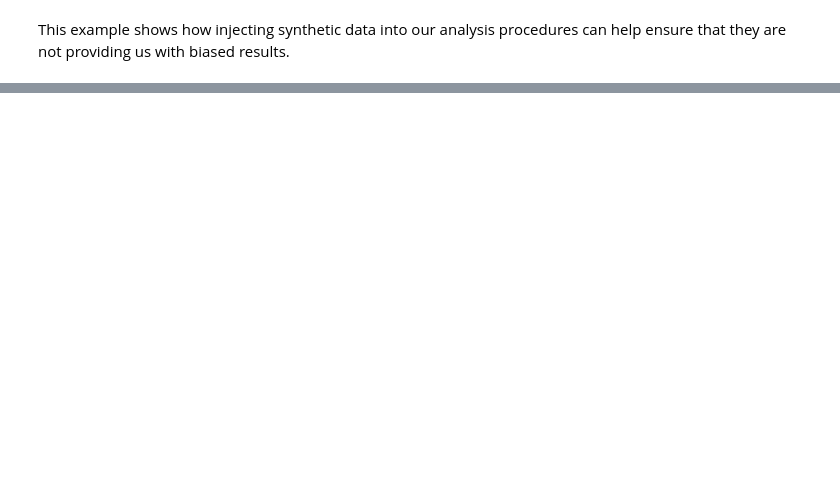
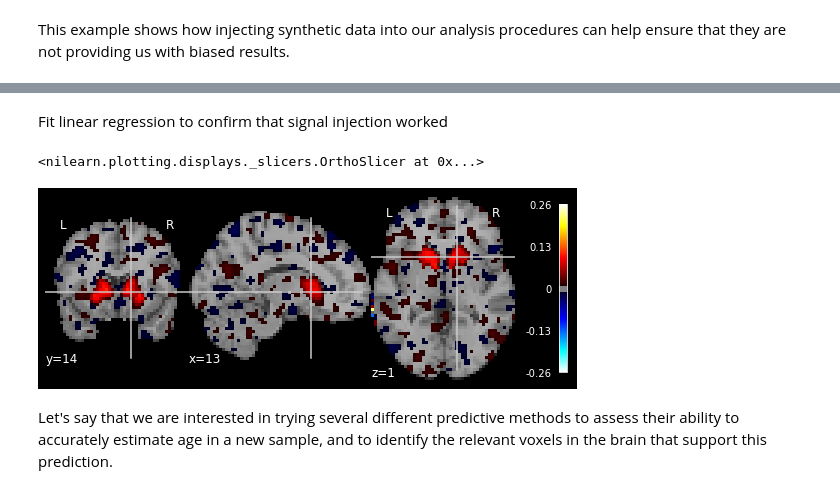
Before and after one commit to poldrack/reproducible-coding-workshop, a Jupyter notebook: notebooks/AnalyticValidation.ipynb, the cells around one changed output, grey strips where cells are left out. Saved outputs shown, nothing was run; the diff lists cells and outputs as text; code cells hidden in the pictures; blank space fills up the shorter version.

```diff
--- a/notebooks/AnalyticValidation.ipynb
+++ b/notebooks/AnalyticValidation.ipynb
@@ -137,0 +169,25 @@ In the previous example we tested whether our procedure effectively controls for
+# %%
+def generate_synthetic_age_data(beta=10):
+    synimg, masker = generate_noise_img(mnimask)
+    syndata = masker.transform(synimg)
+    roidata = np.repeat(masker.transform(roi_img), syndata.shape[0], 0)
+
+    age = rng.normal(loc=40, scale=10, size=syndata.shape[0])
+    agedata = np.repeat(age[:, np.newaxis], roidata.shape[1], 1)
+
+    return syndata + roidata * agedata * beta, age
+
+simdata, age = generate_synthetic_age_data(beta=20)
+# %% [markdown]
+Fit linear regression to confirm that signal injection worked
+# %%
+lr = LinearRegression()
+_ = lr.fit(simdata, age)
+coef_img = masker.inverse_transform(lr.coef_)
+cut_coords = [13, 14, 1]
+nilearn.plotting.plot_stat_map(coef_img, bg_img=mnitemplate, threshold=.01, cut_coords=cut_coords)
+# %% [output]
+<nilearn.plotting.displays._slicers.OrthoSlicer at 0x...>
+[figure, added]
+# %% [markdown]
+Let's say that we are interested in trying several different predictive methods to assess their ability to accurately estimate age in a new sample, and to identify the relevant voxels in the brain that support this prediction.
```
Also changed, not shown: parts of 16 cells of this notebook.
